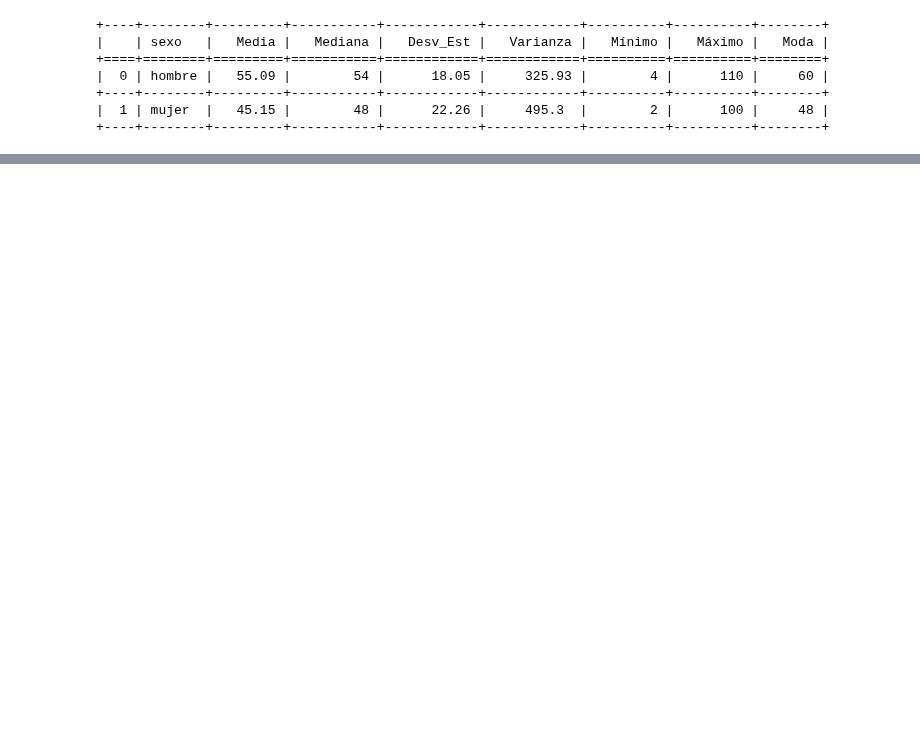
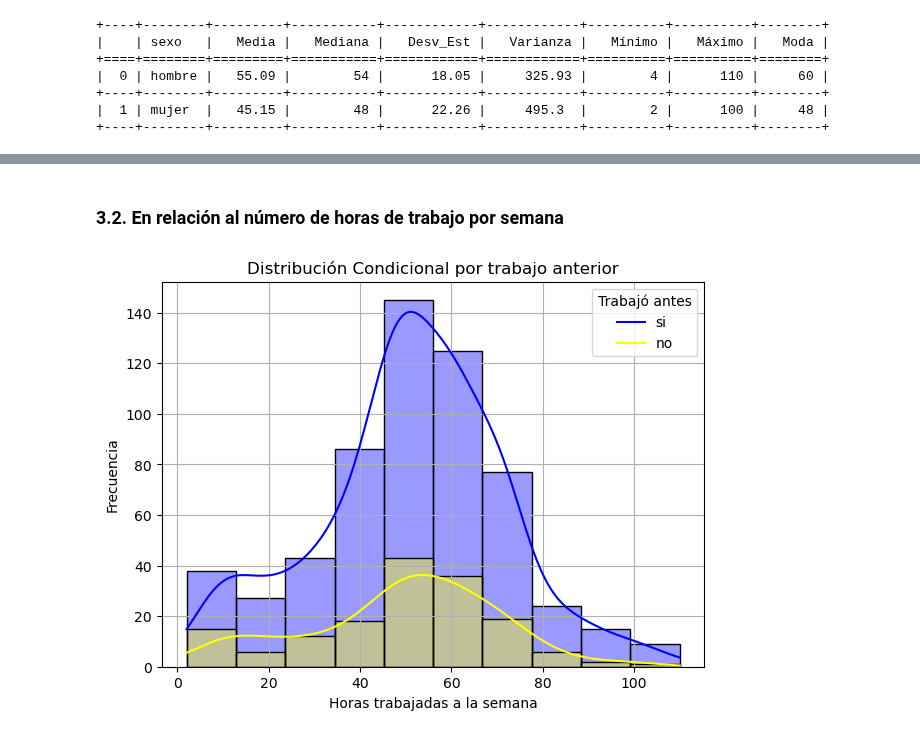
Before and after one commit to romloayza/econometria_tarea1, a Jupyter notebook: Tarea1_ENPOVE_Empleo.ipynb, the cells around one changed output, grey strips where cells are left out. Saved outputs shown, nothing was run; the diff lists cells and outputs as text; code cells hidden in the pictures; blank space fills up the shorter version.

```diff
--- a/Tarea1_ENPOVE_Empleo.ipynb
+++ b/Tarea1_ENPOVE_Empleo.ipynb
@@ -383,0 +479,16 @@ print(tabulate(est_hora_sexo, headers='keys', tablefmt='grid'))
+# %% [markdown]
+### 3.2. En relación al número de horas de trabajo por semana
+# %%
+plt.figure(figsize=(7, 5))
+sns.histplot(filtraditos, x='horas_trabaja_sem', hue='trabajo_venezuela', kde=True, bins=10,
+             palette={'si': "blue", 'no': "yellow"}, alpha=0.4)
+
+# Ajustes del gráfico
+plt.title("Distribución Condicional por trabajo anterior")
+plt.xlabel("Horas trabajadas a la semana")
+plt.ylabel("Frecuencia")
+plt.legend(labels=["si", "no"], title="Trabajó antes")
+plt.grid(True)
+plt.show()
+# %% [output]
+[figure, added]
```
Also changed, not shown: parts of 12 cells of this notebook.
